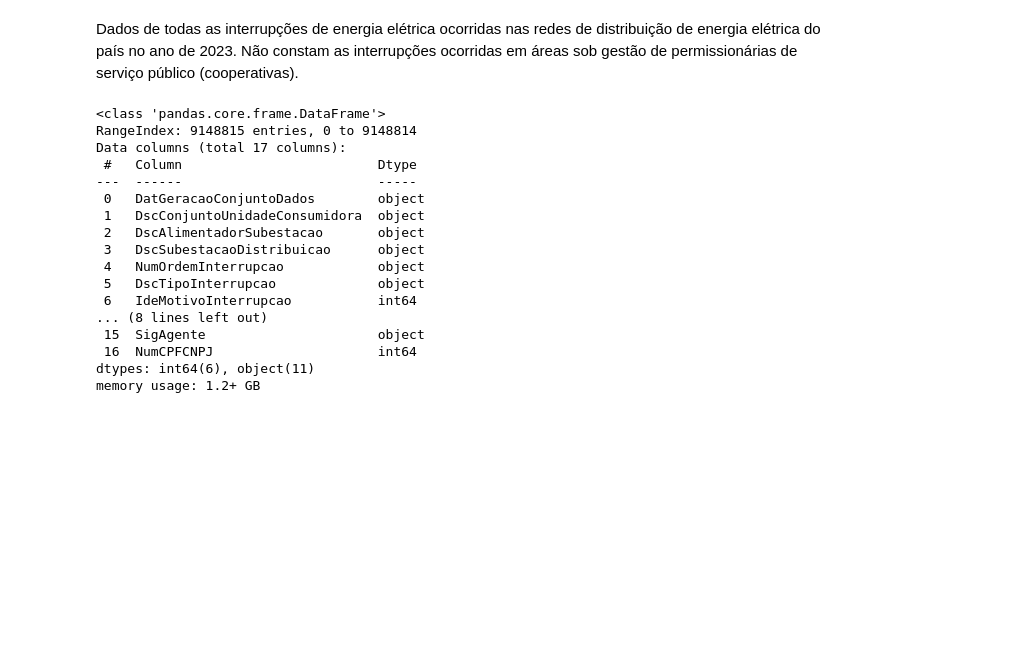
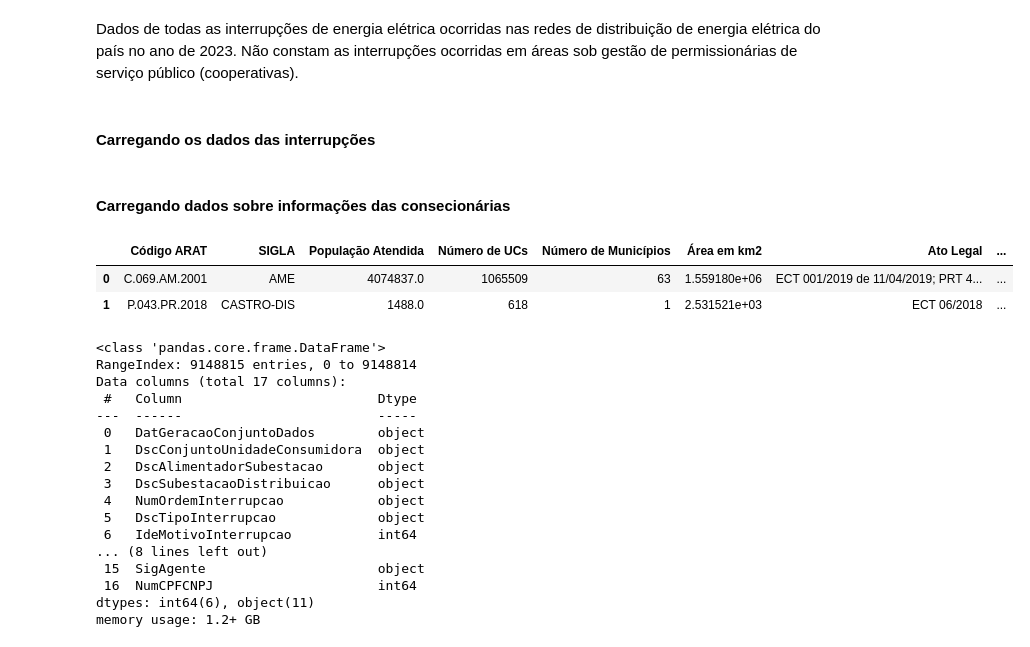
Before and after one commit to Oseiasdfarias/analise-interrupcoes-energia-brasil-2023, a Jupyter notebook: Interrupções de Energia Elétrica nas Redes de Distribuição.ipynb, the cells around one changed output. Drawn from its saved outputs; the diff is of its cells as text; code cells hidden in the pictures; blank space fills up the shorter version.

```diff
--- a/Interrupções de Energia Elétrica nas Redes de Distribuição.ipynb
+++ b/Interrupções de Energia Elétrica nas Redes de Distribuição.ipynb
@@ -9,4 +9,6 @@ import seaborn as sns
 from matplotlib import pyplot as plt
 
 sns.set_style("white")
+# %% [markdown]
+#### Carregando os dados das interrupções
 # %%
@@ -14,3 +16,12 @@ df = pd.read_csv("./interrupcoes-energia-eletrica-2023.csv", sep=';', encoding='
+# %% [markdown]
+#### Carregando dados sobre informações das consecionárias
+# %%
+df_compl = pd.read_excel("./bases_dados/AreaatuadistbaseBI.xlsx")
+df_compl.head(2)
+# %% [output]
+|  | Código ARAT | SIGLA | População Atendida | Número de UCs | Número de Municípios | Área em km2 | Ato Legal | ... |
+| 0 | C.069.AM.2001 | AME | 4074837.0 | 1065509 | 63 | 1.559180e+06 | ECT 001/2019 de 11/04/2019; PRT 4... | ... |
+| 1 | P.043.PR.2018 | CASTRO-DIS | 1488.0 | 618 | 1 | 2.531521e+03 | ECT 06/2018 | ... |
 # %%
 df.info()
 # %% [output]
```
Also changed, not shown: parts of 10 cells of this notebook, 1 other file.
